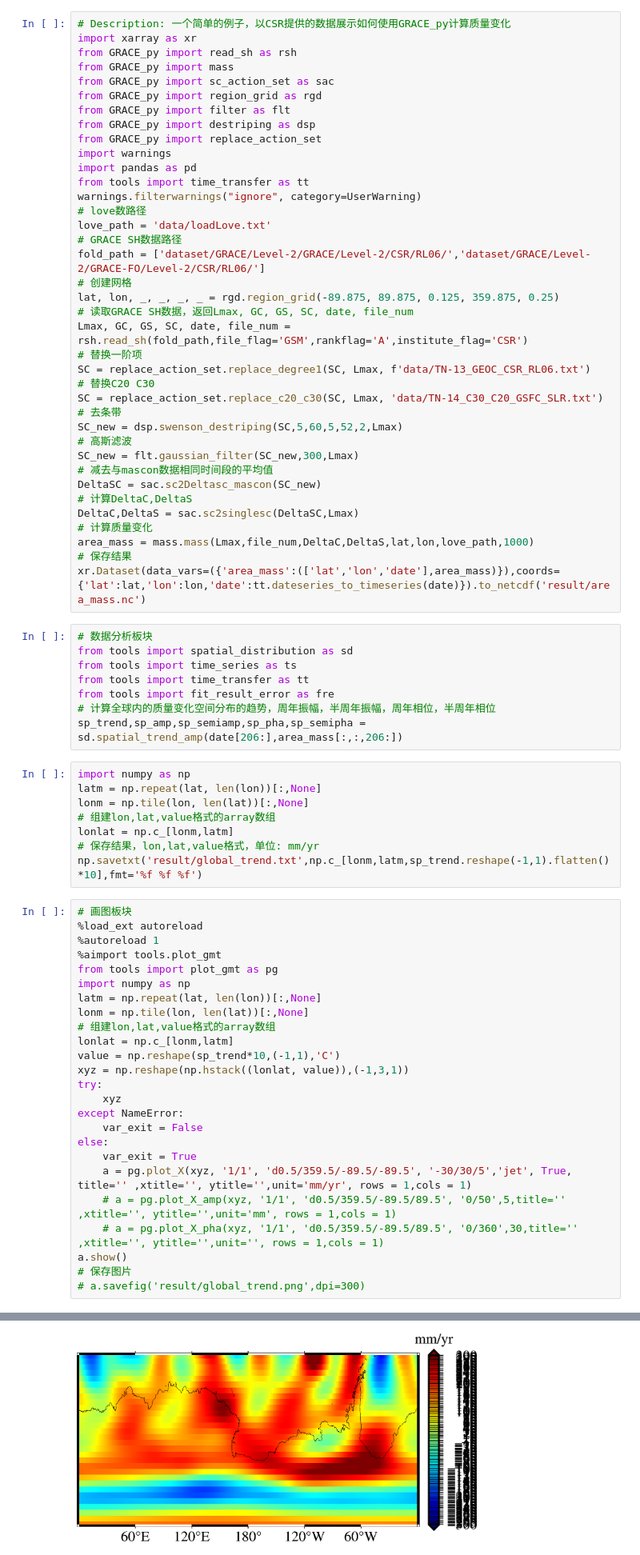
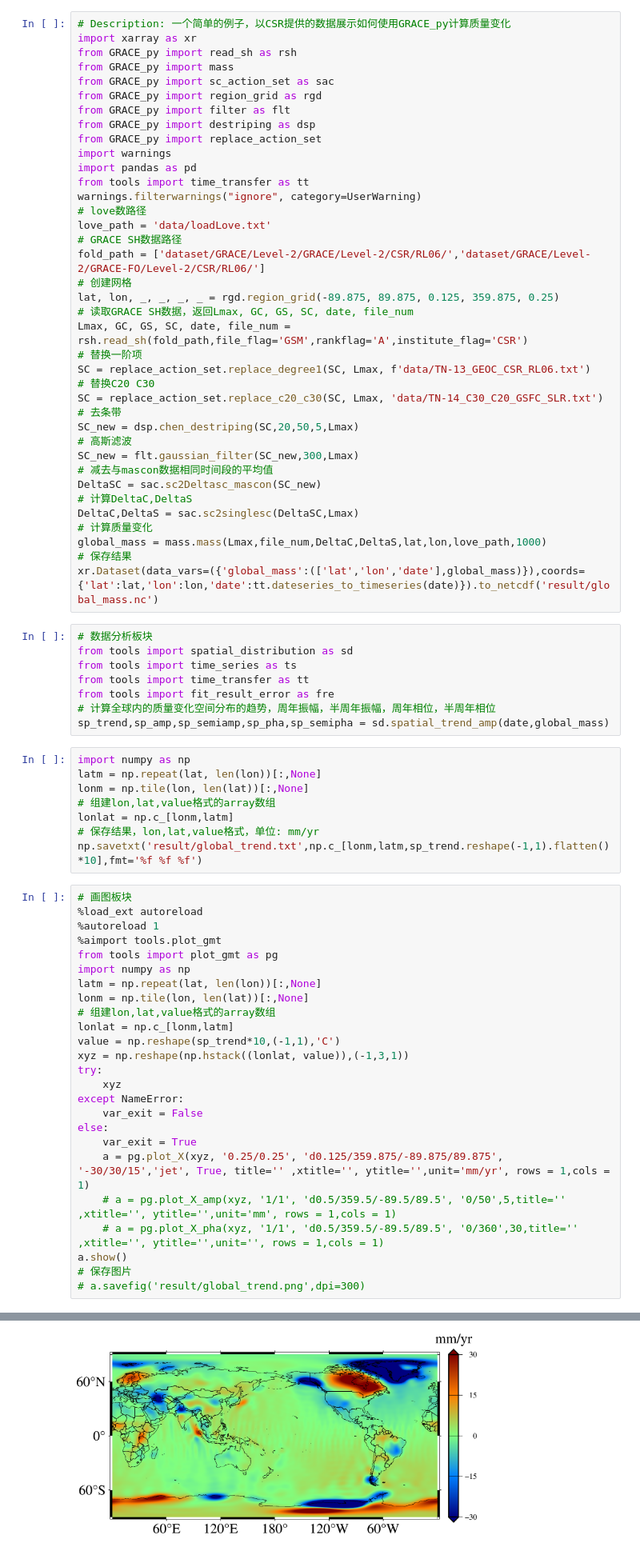
Before and after one commit to sweetcoffee520/GRACE, a Jupyter notebook: example_global.ipynb, the cells around one changed output, grey strips where cells are left out. Shown at 80% size. Cells and saved outputs as stored; diff of their text form.

```diff
--- a/example_global.ipynb
+++ b/example_global.ipynb
@@ -48,7 +48,7 @@ SC = replace_action_set.replace_degree1(SC, Lmax, f'data/TN-13_GEOC_CSR_RL06.txt
 # 替换C20 C30
 SC = replace_action_set.replace_c20_c30(SC, Lmax, 'data/TN-14_C30_C20_GSFC_SLR.txt')
 # 去条带
-SC_new = dsp.swenson_destriping(SC,5,60,5,52,2,Lmax)
+SC_new = dsp.chen_destriping(SC,20,50,5,Lmax)
 # 高斯滤波
 SC_new = flt.gaussian_filter(SC_new,300,Lmax)
 # 减去与mascon数据相同时间段的平均值
@@ -56,9 +56,9 @@ DeltaSC = sac.sc2Deltasc_mascon(SC_new)
 # 计算DeltaC,DeltaS
 DeltaC,DeltaS = sac.sc2singlesc(DeltaSC,Lmax)
 # 计算质量变化
-area_mass = mass.mass(Lmax,file_num,DeltaC,DeltaS,lat,lon,love_path,1000)
+global_mass = mass.mass(Lmax,file_num,DeltaC,DeltaS,lat,lon,love_path,1000)
 # 保存结果
-xr.Dataset(data_vars=({'area_mass':(['lat','lon','date'],area_mass)}),coords={'lat':lat,'lon':lon,'date':tt.dateseries_to_timeseries(date)}).to_netcdf('result/area_mass.nc')
+xr.Dataset(data_vars=({'global_mass':(['lat','lon','date'],global_mass)}),coords={'lat':lat,'lon':lon,'date':tt.dateseries_to_timeseries(date)}).to_netcdf('result/global_mass.nc')
 # %%
 # 数据分析板块
 from tools import spatial_distribution as sd
@@ -66,7 +66,7 @@ from tools import time_series as ts
 from tools import time_transfer as tt
 from tools import fit_result_error as fre
 # 计算全球内的质量变化空间分布的趋势，周年振幅，半周年振幅，周年相位，半周年相位
-sp_trend,sp_amp,sp_semiamp,sp_pha,sp_semipha = sd.spatial_trend_amp(date[206:],area_mass[:,:,206:])
+sp_trend,sp_amp,sp_semiamp,sp_pha,sp_semipha = sd.spatial_trend_amp(date,global_mass)
 # %%
 import numpy as np
 latm = np.repeat(lat, len(lon))[:,None]
@@ -78,29 +78,29 @@ np.savetxt('result/global_trend.txt',np.c_[lonm,latm,sp_trend.reshape(-1,1).flat
 # %%
 # 画图板块
 %load_ext autoreload
 %autoreload 1
 %aimport tools.plot_gmt
 from tools import plot_gmt as pg
 import numpy as np
 latm = np.repeat(lat, len(lon))[:,None]
 lonm = np.tile(lon, len(lat))[:,None]
 # 组建lon,lat,value格式的array数组
 lonlat = np.c_[lonm,latm]
 value = np.reshape(sp_trend*10,(-1,1),'C')
 xyz = np.reshape(np.hstack((lonlat, value)),(-1,3,1))
 try:
     xyz
 except NameError:
     var_exit = False
 else:
     var_exit = True
-    a = pg.plot_X(xyz, '1/1', 'd0.5/359.5/-89.5/-89.5', '-30/30/5','jet', True, title='' ,xtitle='', ytitle='',unit='mm/yr', rows = 1,cols = 1)
+    a = pg.plot_X(xyz, '0.25/0.25', 'd0.125/359.875/-89.875/89.875', '-30/30/15','jet', True, title='' ,xtitle='', ytitle='',unit='mm/yr', rows = 1,cols = 1)
     # a = pg.plot_X_amp(xyz, '1/1', 'd0.5/359.5/-89.5/89.5', '0/50',5,title='' ,xtitle='', ytitle='',unit='mm', rows = 1,cols = 1)
     # a = pg.plot_X_pha(xyz, '1/1', 'd0.5/359.5/-89.5/89.5', '0/360',30,title='' ,xtitle='', ytitle='',unit='', rows = 1,cols = 1)
 a.show()
 # 保存图片
 # a.savefig('result/global_trend.png',dpi=300)
 # %% [output]
 The autoreload extension is already loaded. To reload it, use:
   %reload_ext autoreload
-[figure, old version]
+[figure, new version]
```
Also changed, not shown: parts of 1 cell of this notebook, 3 other files.
